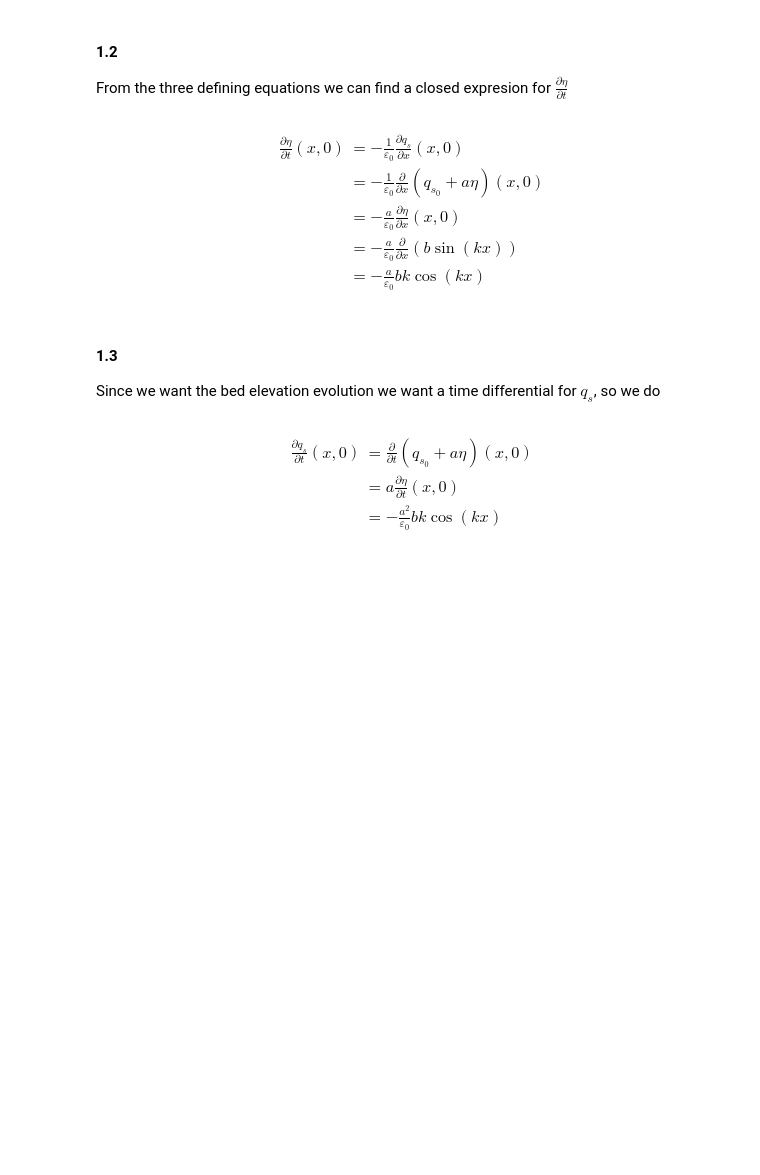
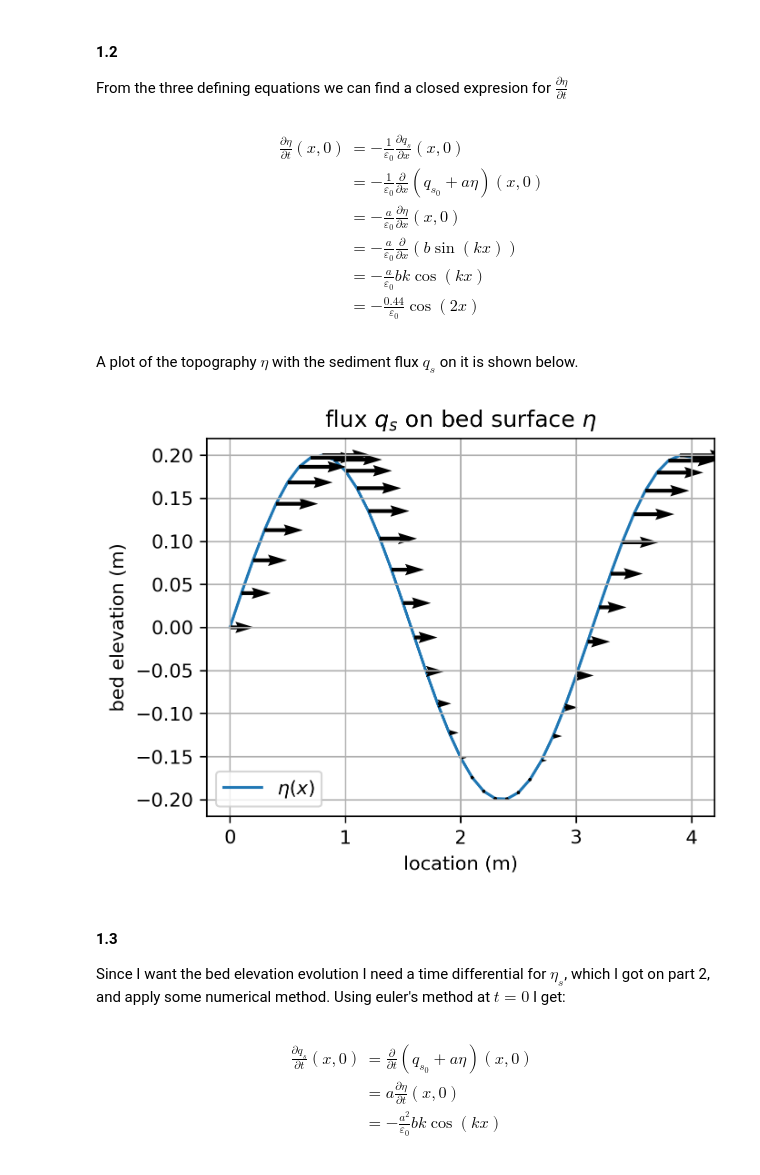
Before and after one commit to isamarcortes/Depositional_Mechanics, a Jupyter notebook: PS1.ipynb, the cells around one changed output. Cells and saved outputs as stored; diff of their text form; code cells hidden in the pictures; blank space fills up the shorter version.

```diff
--- a/PS1.ipynb
+++ b/PS1.ipynb
@@ -21,6 +23,9 @@ $$
     &=-\frac{1}{\varepsilon_0}\frac{\partial}{\partial x}\left(q_{s_0}+a\eta\right)(x,0) \\
     &=-\frac{a}{\varepsilon_0}\frac{\partial \eta}{\partial x}(x,0) \\
     &=-\frac{a}{\varepsilon_0}\frac{\partial}{\partial x}\left( b\sin(kx) \right)\\
-    &=-\frac{a}{\varepsilon_0}bk\cos(kx)
+    &=-\frac{a}{\varepsilon_0}bk\cos(kx)\\
+    &=-\frac{0.44}{\varepsilon_0}\cos(2x)
 \end{align*}
 $$
+# %% [markdown]
+A plot of the topography $\eta$ with the sediment flux $q_s$ on it is shown below.
@@ -27,4 +50,22 @@ $$
+# %%
+#now with a plot of the flow on top
+plt.style.use("default");
+fig2, ax2= plt.subplots(figsize=[4.8, 3.6],dpi=300);
+ax2.plot(x,n[0],label="$\eta (x)$",zorder=0);
+y_dummy=x*0;
+q=q0+a*n[0];
+ax2.quiver(x,n[0],q,y_dummy,zorder=1);
+
+# style of the plot
+ax2.set_xlabel("location (m)");
+ax2.set_ylabel("bed elevation (m)");
+ax2.set_title("flux $q_s$ on bed surface $\eta$");
+ax2.legend();
+ax2.grid(True);
+plt.show();
+# %% [output]
+[figure, new version]
 # %% [markdown]
 #### 1.3
-Since we want the bed elevation evolution we want a time differential for $q_s$, so we do
+Since I want the bed elevation evolution I need a time differential for $\eta_s$, which I got on part 2, and apply some numerical method. Using euler's method at $t=0$ I get:
 # %% [markdown]
```
Also changed, not shown: parts of 26 cells of this notebook.
